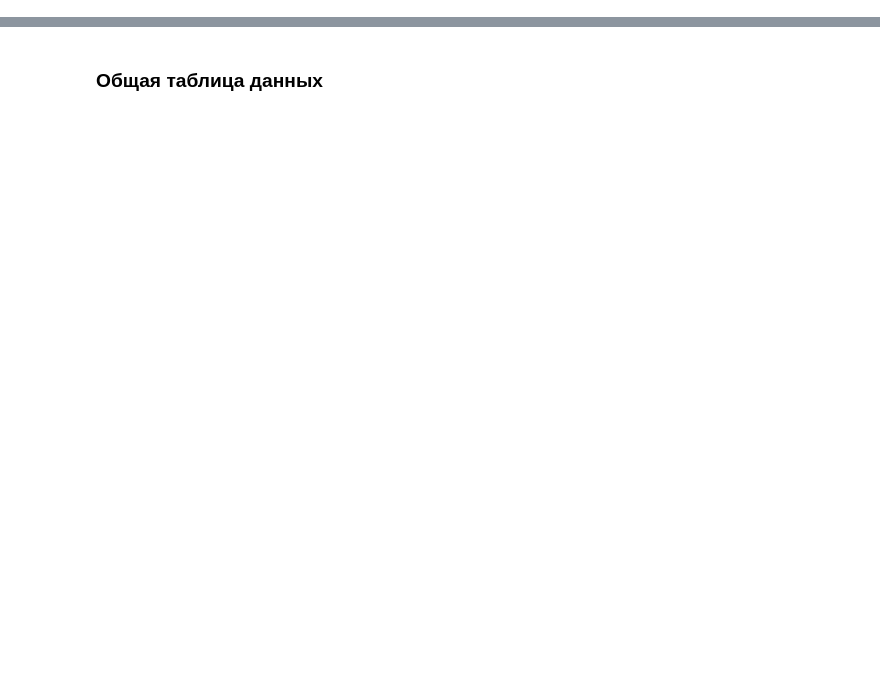
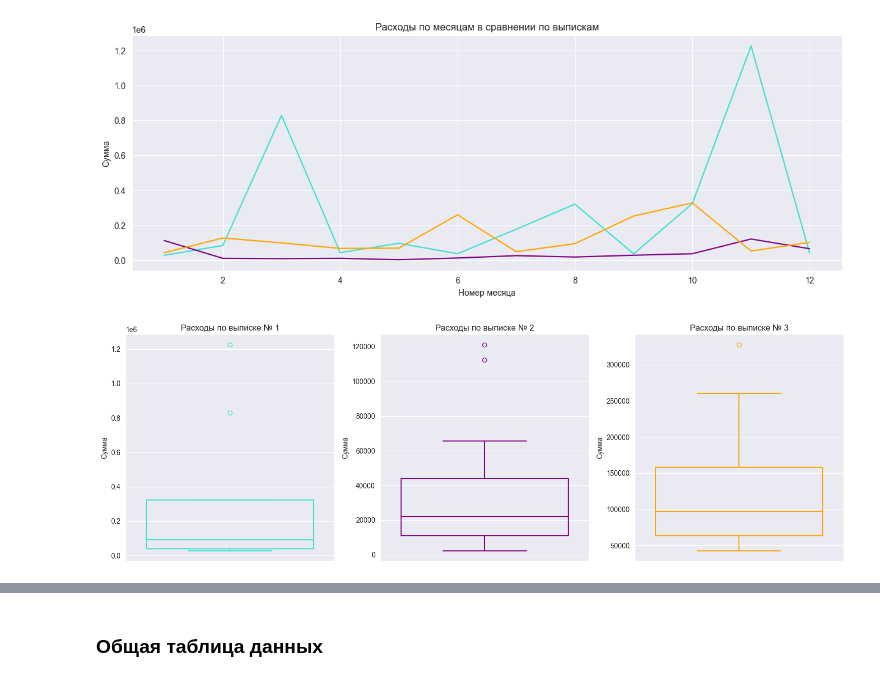
Before and after one commit to pkrinitsyna/project_cb, a Jupyter notebook: Обработка выписок.ipynb, the cells around one changed output, grey strips where cells are left out. Cells and saved outputs as stored; diff of their text form; code cells hidden in the pictures; blank space fills up the shorter version.

```diff
--- a/Обработка выписок.ipynb
+++ b/Обработка выписок.ipynb
@@ -23 +41,21 @@ for fl in os.listdir(path):
+# %%
+colors = ['turquoise', 'purple', 'orange']
+fig, ax = plt.subplots(1, 1, figsize=(15, 5))
+for id, df in enumerate(df_list):
+    sns.lineplot(x=df['Номер месяца'], y=df['Расход за месяц'], color=colors[id])
+    ax.set_title('Расходы по месяцам в сравнении по выпискам')
+    ax.set_xlabel('Номер месяца')
+    ax.set_ylabel('Сумма')
+
+fig, ax = plt.subplots(1, len(df_list), figsize=(15, 5))
+for id, df in enumerate(df_list):
+    sns.boxplot(df['Расход за месяц'], ax=ax[id], fill=False, color=colors[id])
+    ax[id].set_title(f'Расходы по выписке № {id + 1}')
+    ax[id].set_ylabel('Сумма')
+
+plt.tight_layout()
+plt.show()
+# %% [output]
+[figure, added]
+[figure, added]
 # %%
```
Also changed, not shown: parts of 9 cells of this notebook.
